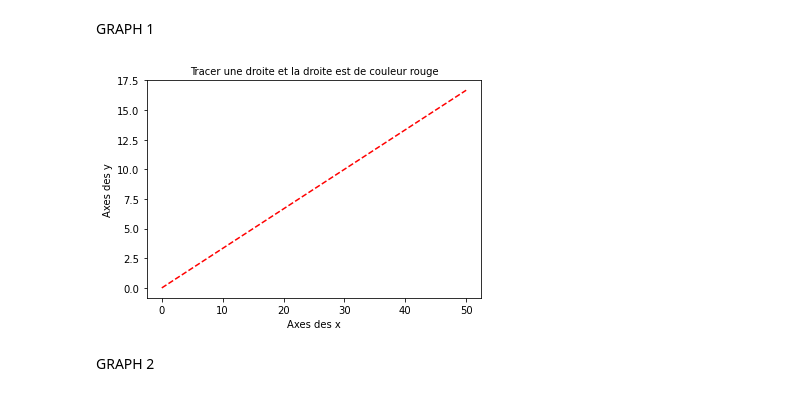
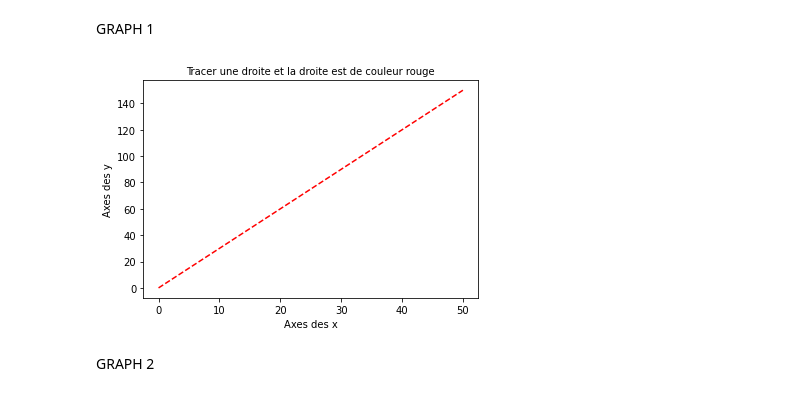
Before and after one commit to carolinlabinski/matplot_uses, a Jupyter notebook: dataviz.ipynb, the cells around one changed output. Saved outputs shown, nothing was run; the diff lists cells and outputs as text; code cells hidden in the pictures.

```diff
--- a/dataviz.ipynb
+++ b/dataviz.ipynb
@@ -51,17 +51,17 @@ GRAPH 1
 # %%
 # Create the vectors X and Y
 x=np.array(range(0,51,1))
 type(x)
 
 # Create the plot
-plt.plot(x,x/3,ls="--", color="r")
+plt.plot(x,3*x,ls="--", color="r")
 plt.title("Tracer une droite et la droite est de couleur rouge",fontsize=10)
 plt.xlabel("Axes des x")
 plt.ylabel("Axes des y")
 
 plt.show()
 # %% [output]
-[figure, old version]
+[figure, new version]
 # %% [markdown]
 GRAPH 2
 # %%
```
